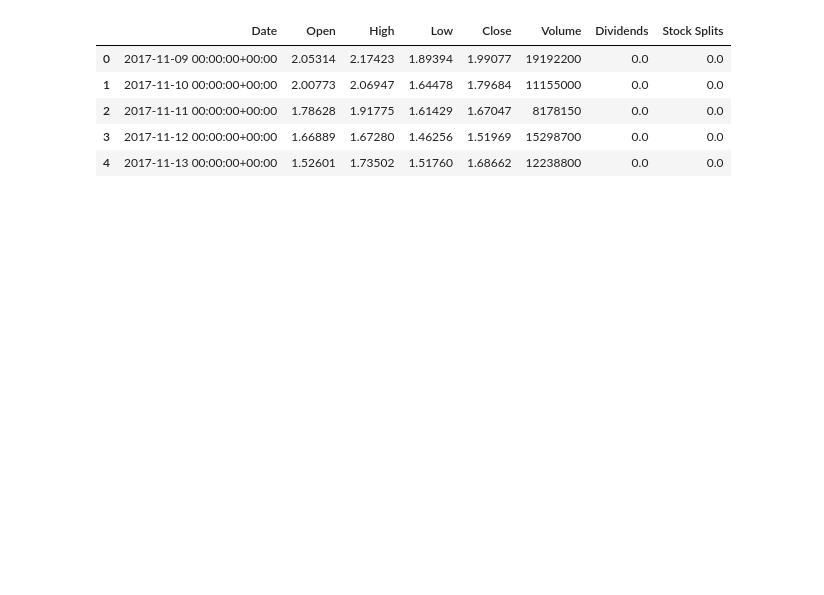
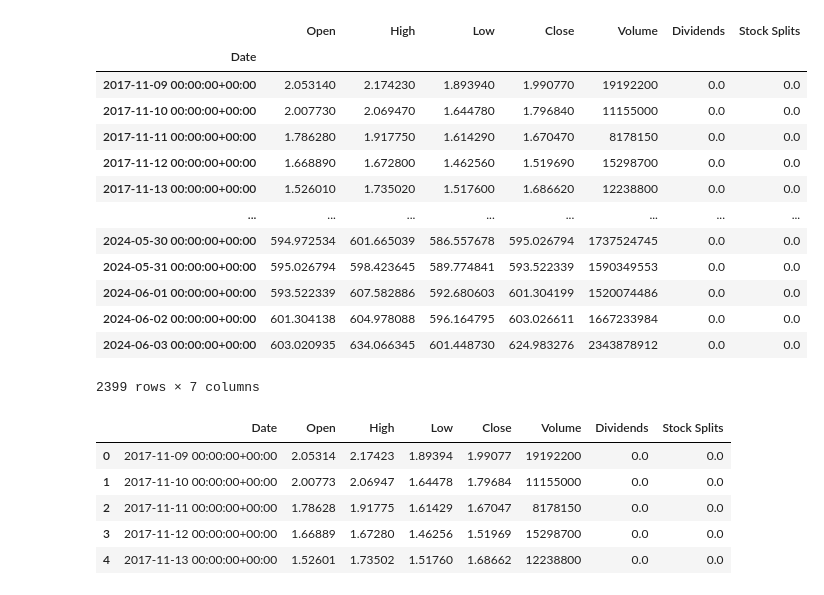
Before and after one commit to SWAGATSWAROOP/HackBrokers, a Jupyter notebook: backend-python/crypto/bnb.ipynb, the cells around one changed output. Saved outputs shown, nothing was run; the diff lists cells and outputs as text; code cells hidden in the pictures; blank space fills up the shorter version.

```diff
--- a/backend-python/crypto/bnb.ipynb
+++ b/backend-python/crypto/bnb.ipynb
@@ -6,3 +9,29 @@ from sklearn.model_selection import train_test_split
+# %%
+# Define the ticker for Binance Coin
+bnb_ticker = yf.Ticker("BNB-USD")
+
+# Check if the CSV file already exists
+if os.path.exists("bnb.csv"):
+    bnb = pd.read_csv("bnb.csv", index_col=0)
+else:
+    bnb = bnb_ticker.history(period="max")
+    bnb.to_csv("bnb.csv")
+bnb
+# %% [output]
+|  | Open | High | Low | Close | Volume | Dividends | Stock Splits |
+| Date |  |  |  |  |  |  |  |
+| 2017-11-09 00:00:00+00:00 | 2.053140 | 2.174230 | 1.893940 | 1.990770 | 19192200 | 0.0 | 0.0 |
+| 2017-11-10 00:00:00+00:00 | 2.007730 | 2.069470 | 1.644780 | 1.796840 | 11155000 | 0.0 | 0.0 |
+| 2017-11-11 00:00:00+00:00 | 1.786280 | 1.917750 | 1.614290 | 1.670470 | 8178150 | 0.0 | 0.0 |
+| 2017-11-12 00:00:00+00:00 | 1.668890 | 1.672800 | 1.462560 | 1.519690 | 15298700 | 0.0 | 0.0 |
+| 2017-11-13 00:00:00+00:00 | 1.526010 | 1.735020 | 1.517600 | 1.686620 | 12238800 | 0.0 | 0.0 |
+| ... | ... | ... | ... | ... | ... | ... | ... |
+| 2024-05-30 00:00:00+00:00 | 594.972534 | 601.665039 | 586.557678 | 595.026794 | 1737524745 | 0.0 | 0.0 |
+| 2024-05-31 00:00:00+00:00 | 595.026794 | 598.423645 | 589.774841 | 593.522339 | 1590349553 | 0.0 | 0.0 |
+| 2024-06-01 00:00:00+00:00 | 593.522339 | 607.582886 | 592.680603 | 601.304199 | 1520074486 | 0.0 | 0.0 |
+| 2024-06-02 00:00:00+00:00 | 601.304138 | 604.978088 | 596.164795 | 603.026611 | 1667233984 | 0.0 | 0.0 |
+| 2024-06-03 00:00:00+00:00 | 603.020935 | 634.066345 | 601.448730 | 624.983276 | 2343878912 | 0.0 | 0.0 |
+2399 rows × 7 columns
 # %%
 df = pd.read_csv('bnb.csv')
 df.head(5)
```
Also changed, not shown: parts of 5 cells of this notebook, 4 other files.
